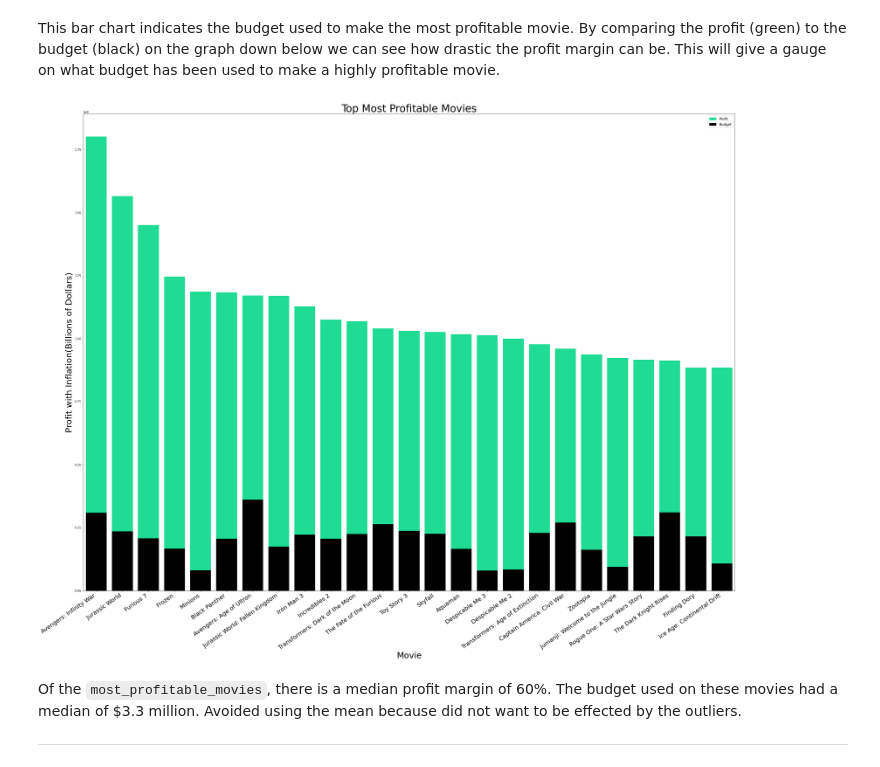
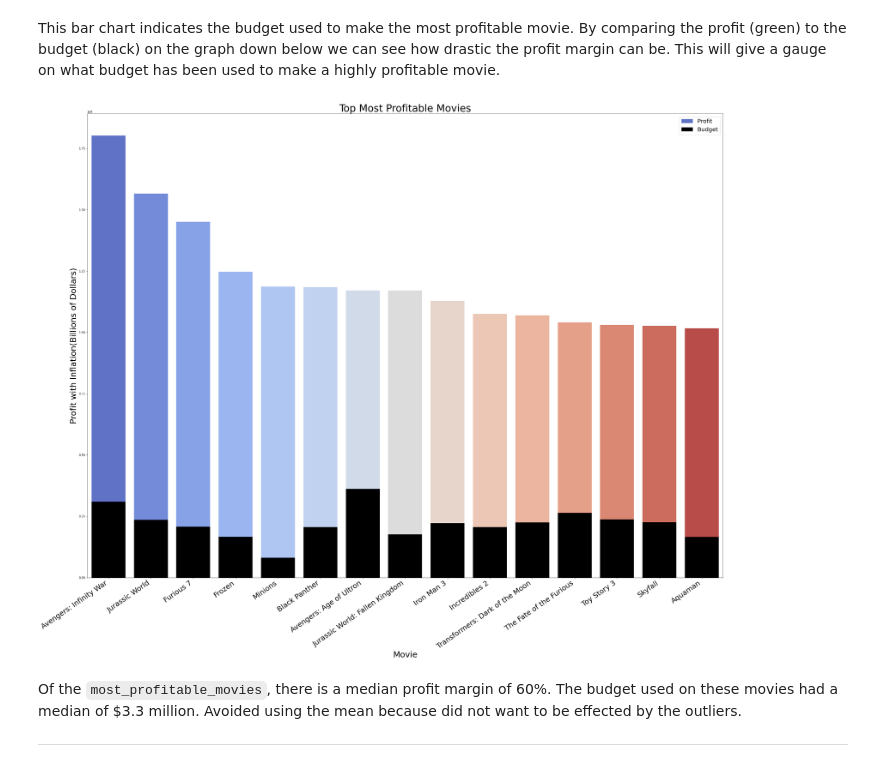
Before and after one commit to MoniqueHercules/phase-1-project, a Jupyter notebook: dsc-phase1-project.ipynb, the cells around one changed output. Saved outputs shown, nothing was run; the diff lists cells and outputs as text; code cells hidden in the pictures.

Commit message:
Altered graphs for better readability and fixed bug on studio graph

````diff
--- a/dsc-phase1-project.ipynb
+++ b/dsc-phase1-project.ipynb
@@ -263,25 +253,25 @@ This bar chart indicates the budget used to make the most profitable movie. By c
 # %%
 plt.figure(figsize=(40, 30))
 
-sns.barplot(x=most_profitable_movies.loc[0:24, 'title'],
-            y=most_profitable_movies.loc[0:25, 'profit_inflation_budget'],
-            color='mediumspringgreen',
+sns.barplot(x=most_profitable_movies.loc[0:14, 'title'],
+            y=most_profitable_movies.loc[0:15, 'profit_inflation_budget'],
+            palette="coolwarm",
             label='Profit',
             ci=None)
-sns.barplot(x=most_profitable_movies.loc[0:24, 'title'],
-            y=most_profitable_movies.loc[0:25, 'inflation_budget'],
+sns.barplot(x=most_profitable_movies.loc[0:14, 'title'],
+            y=most_profitable_movies.loc[0:15, 'inflation_budget'],
             color='black',
             label='Budget',
             ci=None)
 
 plt.title('Top Most Profitable Movies', fontsize=35)
 plt.xlabel('Movie', fontsize=29)
 plt.ylabel('Profit with Inflation(Billions of Dollars)', fontsize=29)
-plt.xticks(rotation=35, horizontalalignment='right', fontsize=20)
-plt.legend(fontsize=12)
+plt.xticks(rotation=35, horizontalalignment='right', fontsize=25)
+plt.legend(fontsize=20)
 plt.savefig('./images/mostprofitablemovies.jpeg')
 # %% [output]
-[figure, old version]
+[figure, new version]
 # %% [markdown]
 Of the ```most_profitable_movies```, there is a median profit margin of 60%. The budget used on these movies had a median of $3.3 million. Avoided using the mean because did not want to be effected by the outliers.
 ***
````
Also changed, not shown: parts of 12 cells of this notebook, 6 other files.
